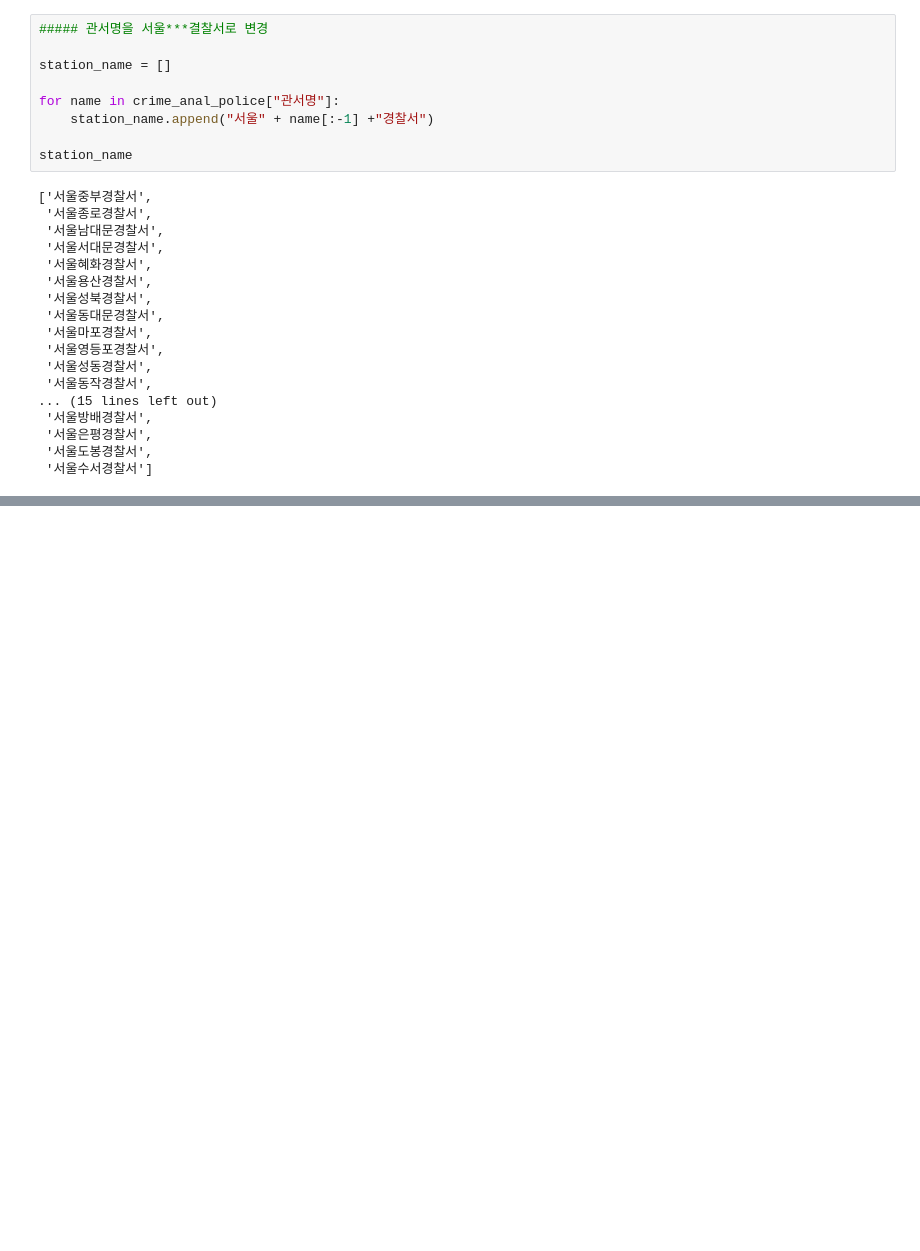
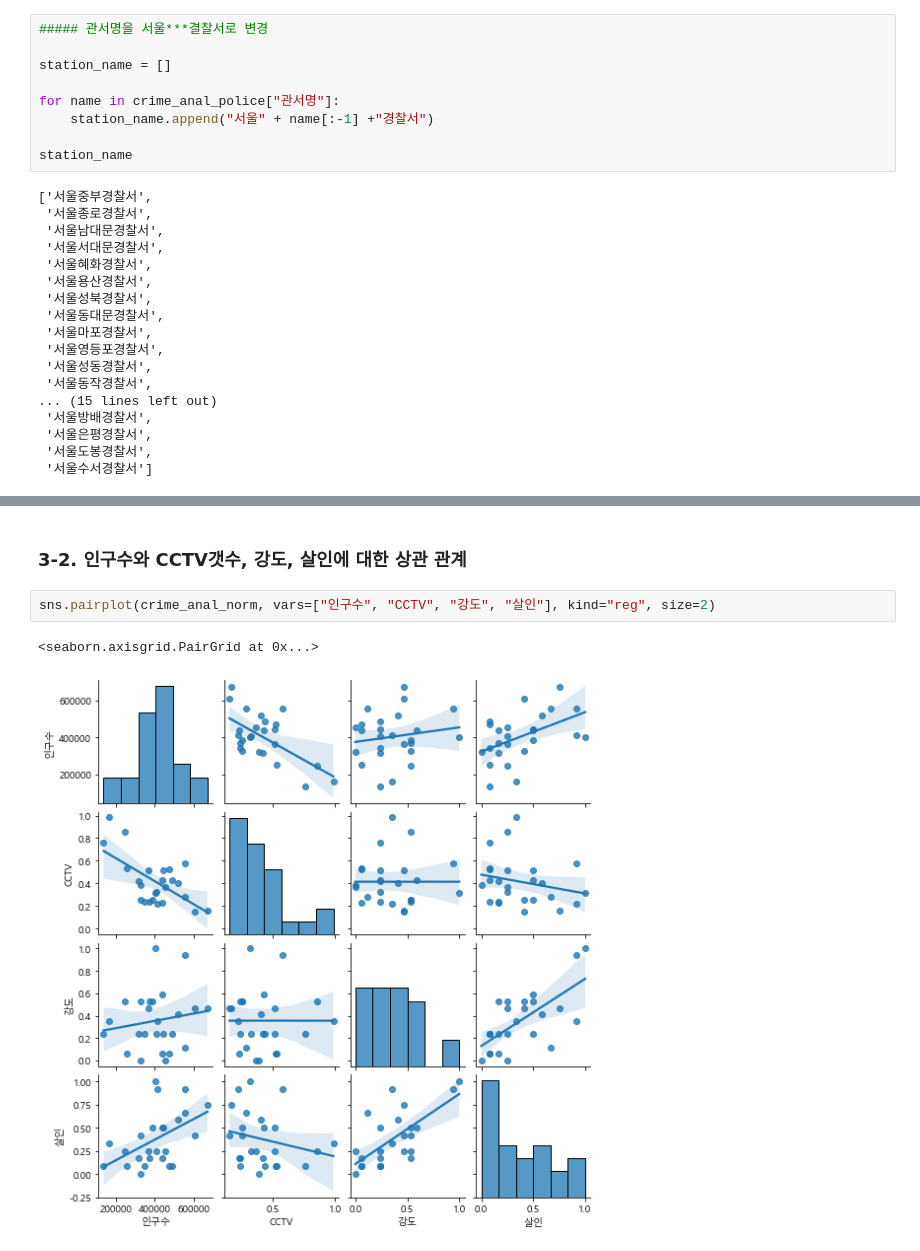
Before and after one commit to dbstj032207/Python, a Jupyter notebook: Analysis/6-분석실습3.ipynb, the cells around one changed output, grey strips where cells are left out. Drawn from its saved outputs; the diff is of its cells as text; blank space fills up the shorter version.

```diff
--- a/Analysis/6-분석실습3.ipynb
+++ b/Analysis/6-분석실습3.ipynb
@@ -183,0 +534,7 @@ df
+# %% [markdown]
+### 3-2. 인구수와 CCTV갯수, 강도, 살인에 대한 상관 관계
+# %%
+sns.pairplot(crime_anal_norm, vars=["인구수", "CCTV", "강도", "살인"], kind="reg", size=2)
+# %% [output]
+<seaborn.axisgrid.PairGrid at 0x...>
+[figure, added]
```
Also changed, not shown: parts of 68 cells of this notebook, 5 other files.
